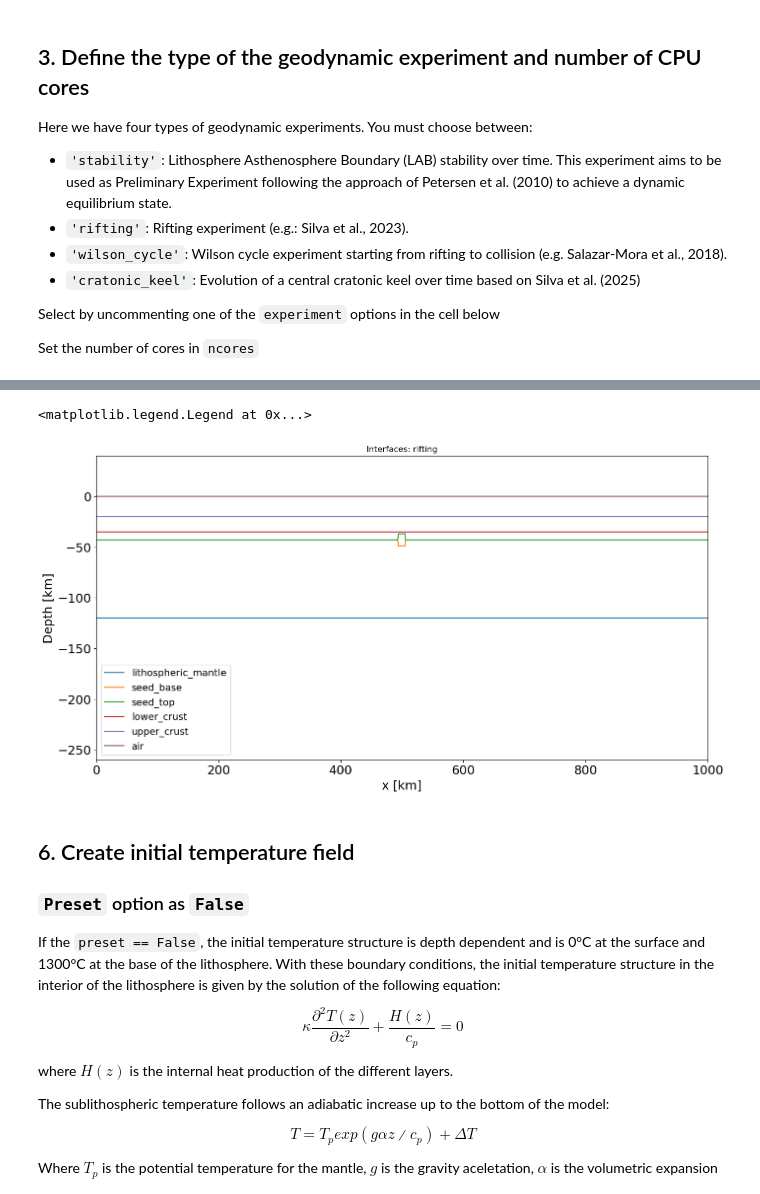
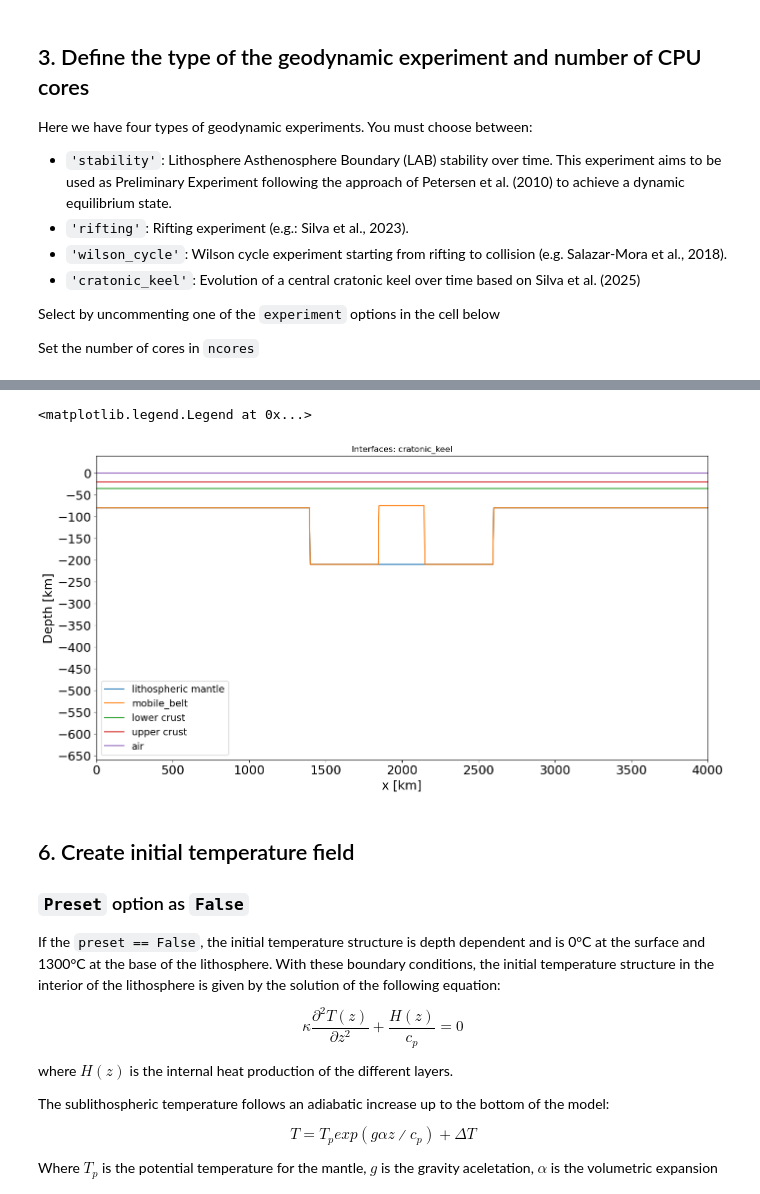
Before and after one commit to jopmas/scripts, a Jupyter notebook: basic_experiments_inputs_creator.ipynb, the cells around one changed output, grey strips where cells are left out. Drawn from its saved outputs; the diff is of its cells as text; code cells hidden in the pictures.

```diff
--- a/basic_experiments_inputs_creator.ipynb
+++ b/basic_experiments_inputs_creator.ipynb
@@ -225,9 +328,9 @@ experiments = {'rifting': 'Rifting experiment',
 
 #Uncomment one of the lines below to select the the kind of tectonic scenario
 # experiment = 'rifting'
-experiment = 'stability'
+# experiment = 'stability'
 # experiment = 'wilson_cycle'
-# experiment = 'cratonic_keel'
+experiment = 'cratonic_keel'
 
 ncores=20
 # %% [markdown]
@@ -1438,22 +899,0 @@ with open("interfaces.txt", "w") as f:
-# %%
-#Plot interfaces
-fig, ax = plt.subplots(figsize=(16, 8))
-
-for label, layer in interfaces.items():
-    ax.plot(x / 1e3, (-layer + thickness_sa) / 1e3, label=f"{label}")
-
-ax.set_yticks(np.arange(-Lz / 1e3, 1 / 1e3, 50))
-ax.set_xlim([0, Lx/1000])
-ax.set_ylim([(-Lz + thickness_sa) / 1e3, 0 + thickness_sa / 1e3])
-
-ax.set_xlabel("x [km]")
-ax.set_ylabel("Depth [km]")
-
-ax.set_xlabel("x [km]", fontsize=label_size)
-ax.set_ylabel("Depth [km]", fontsize=label_size)
-
-ax.set_title("Interfaces: " + experiment)
-ax.legend(loc='lower left', fontsize=label_size-4)
-# %% [output]
-<matplotlib.legend.Legend at 0x...>
-[figure, removed]
@@ -1459,0 +1056,22 @@ ax.legend(loc='lower left', fontsize=label_size-4)
+# %%
+#Plot interfaces
+fig, ax = plt.subplots(figsize=(16, 8))
+
+for layer in layers[1::]:
+    ax.plot(x / 1.0e3, (-layer.interface+air.base_depth) / 1e3, label=f"{layer.layer_label}")
+
+ax.set_yticks(np.arange(-Lz / 1e3, 1 / 1e3, 50))
+ax.set_xlim([0, Lx/1000])
+ax.set_ylim([(-Lz+air.base_depth) / 1e3, 0+air.base_depth / 1e3])
+
+ax.set_xlabel("x [km]")
+ax.set_ylabel("Depth [km]")
+
+ax.set_xlabel("x [km]", fontsize=label_size)
+ax.set_ylabel("Depth [km]", fontsize=label_size)
+
+ax.set_title("Interfaces: " + experiment)
+ax.legend(loc='lower left', fontsize=label_size-4)
+# %% [output]
+<matplotlib.legend.Legend at 0x...>
+[figure, added]
```
Also changed, not shown: parts of 14 cells of this notebook, 7 other files.
